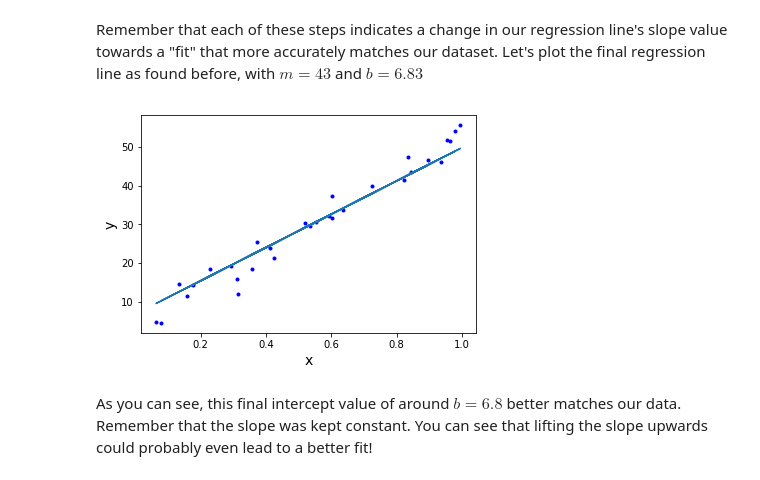
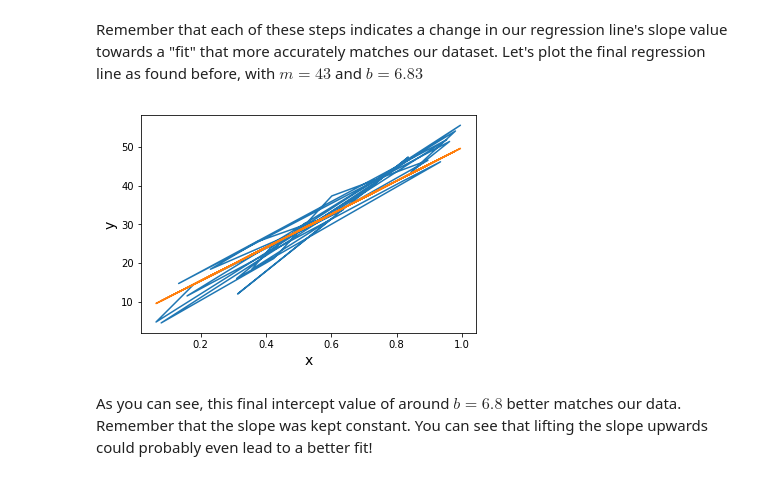
Before and after one commit to Teosoft7/dsc-2-14-12-gradient-descent-step-sizes-lab-seattle-ds-career-040119, a Jupyter notebook: index.ipynb, the cells around one changed output. Saved outputs shown, nothing was run; the diff lists cells and outputs as text; code cells hidden in the pictures.

```diff
--- a/index.ipynb
+++ b/index.ipynb
@@ -275,13 +275,13 @@ Remember that each of these steps indicates a change in our regression line's sl
 # %%
 # plot the final result here
 
-plt.plot(x, y, '.b')
+plt.plot(x, y)
 plt.plot(x, 43 * x + 6.83, '-')
 plt.xlabel("x", fontsize=14)
 plt.ylabel("y", fontsize=14);
 plt.show()
 # %% [output]
-[figure, old version]
+[figure, new version]
 # %% [markdown]
 As you can see, this final intercept value of around $b=6.8$ better matches our data. Remember that the slope was kept constant. You can see that lifting the slope upwards could probably even lead to a better fit!
 # %% [markdown]
```
